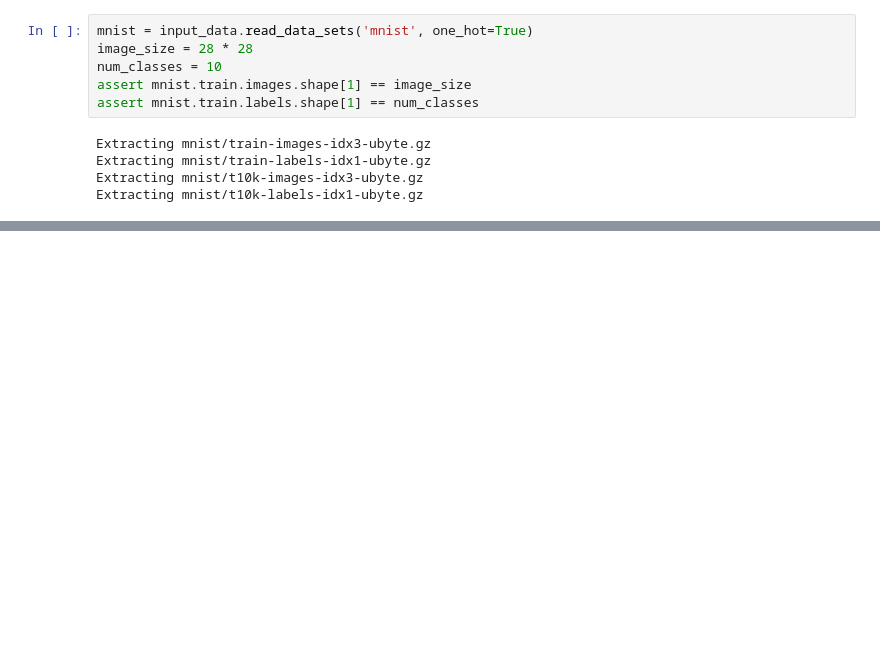
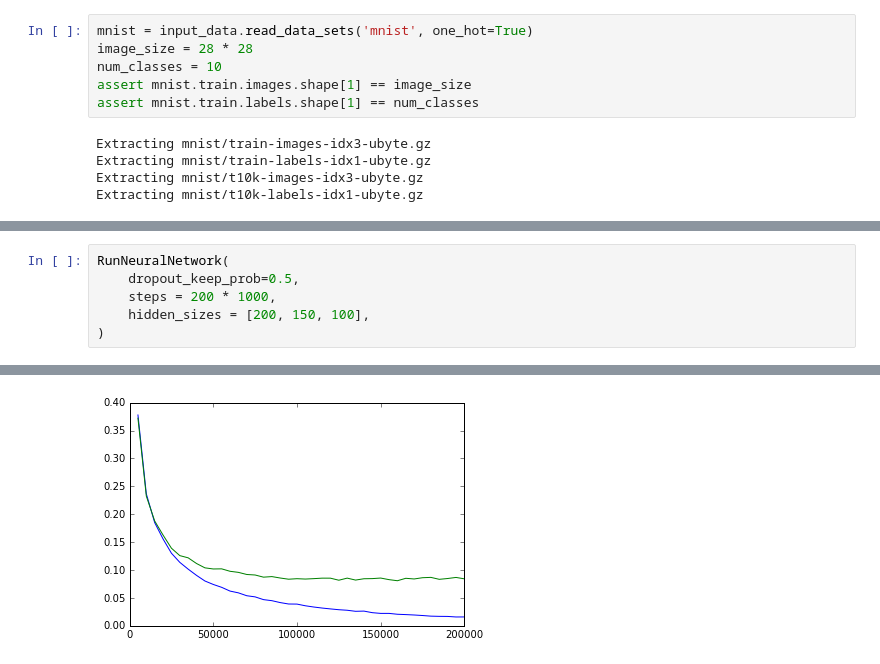
Before and after one commit to yunabe/codelab, a Jupyter notebook: python/notebook/tensorflow_nn.ipynb, the cells around one changed output, grey strips where cells are left out. Cells and saved outputs as stored; diff of their text form; blank space fills up the shorter version.

```diff
--- a/python/notebook/tensorflow_nn.ipynb
+++ b/python/notebook/tensorflow_nn.ipynb
@@ -93,0 +239,7 @@ plt.show()
+# %%
+RunNeuralNetwork(
+    dropout_keep_prob=0.5,
+    steps = 200 * 1000,
+    hidden_sizes = [200, 150, 100],
+)
+# %% [output]
@@ -93,0 +263 @@ plt.show()
+[figure, added]
```
Also changed, not shown: parts of 11 cells of this notebook.
